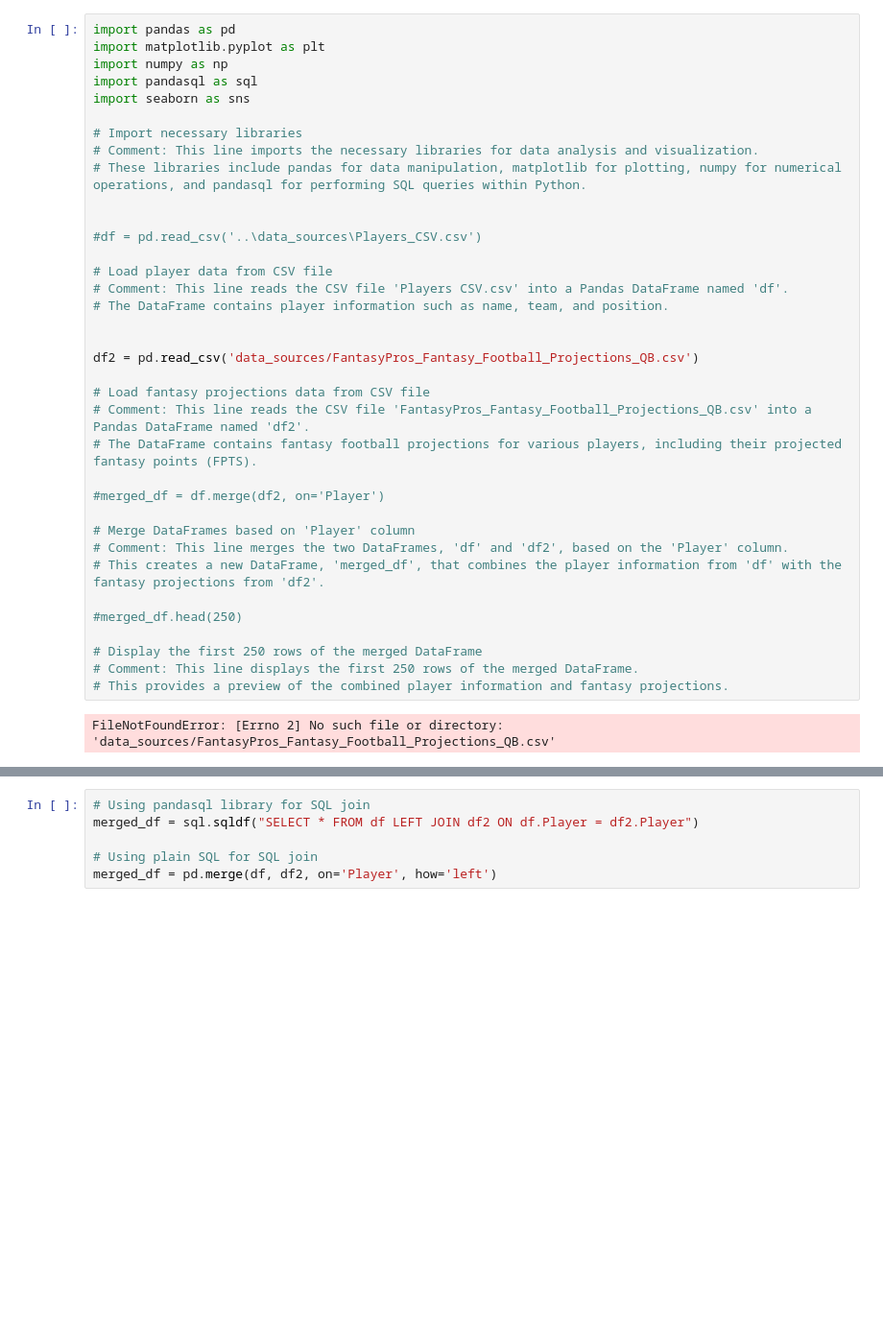
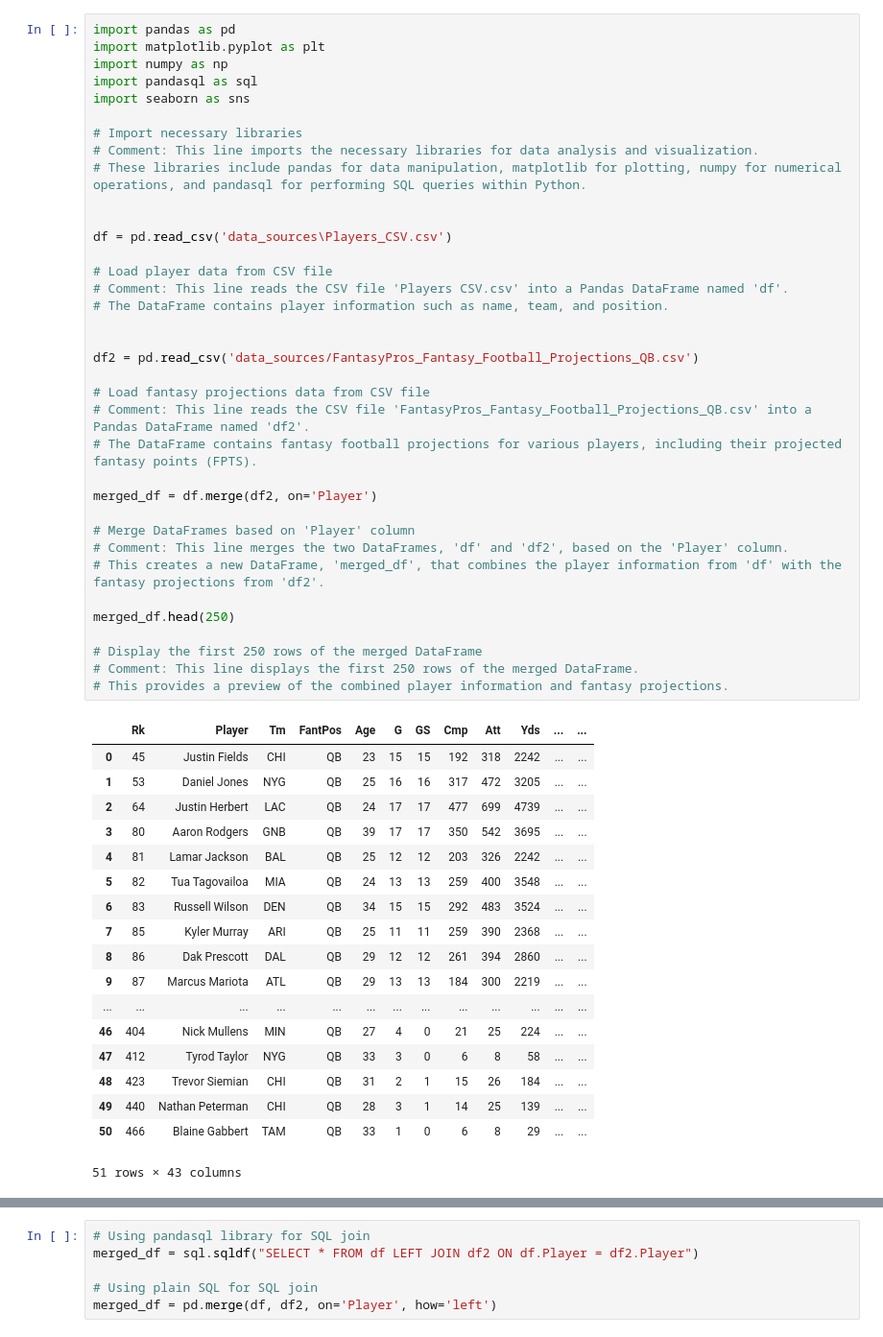
Before and after one commit to FCLAY1977/Fantasy-Football-Data-Proj, a Jupyter notebook: my _fantasy_notebook.ipynb, the cells around one changed output, grey strips where cells are left out. Shown at 96% size. Saved outputs shown, nothing was run; the diff lists cells and outputs as text; blank space fills up the shorter version.

```diff
--- a/my _fantasy_notebook.ipynb
+++ b/my _fantasy_notebook.ipynb
@@ -5,37 +5,54 @@ import numpy as np
 import pandasql as sql
 import seaborn as sns
 
 # Import necessary libraries
 # Comment: This line imports the necessary libraries for data analysis and visualization.
 # These libraries include pandas for data manipulation, matplotlib for plotting, numpy for numerical operations, and pandasql for performing SQL queries within Python.
 
 
-#df = pd.read_csv('..\data_sources\Players_CSV.csv')
+df = pd.read_csv('data_sources\Players_CSV.csv')
 
 # Load player data from CSV file
 # Comment: This line reads the CSV file 'Players CSV.csv' into a Pandas DataFrame named 'df'.
 # The DataFrame contains player information such as name, team, and position.
 
 
 df2 = pd.read_csv('data_sources/FantasyPros_Fantasy_Football_Projections_QB.csv')
 
 # Load fantasy projections data from CSV file
 # Comment: This line reads the CSV file 'FantasyPros_Fantasy_Football_Projections_QB.csv' into a Pandas DataFrame named 'df2'.
 # The DataFrame contains fantasy football projections for various players, including their projected fantasy points (FPTS).
 
-#merged_df = df.merge(df2, on='Player')
+merged_df = df.merge(df2, on='Player')
 
 # Merge DataFrames based on 'Player' column
 # Comment: This line merges the two DataFrames, 'df' and 'df2', based on the 'Player' column.
 # This creates a new DataFrame, 'merged_df', that combines the player information from 'df' with the fantasy projections from 'df2'.
 
-#merged_df.head(250)
+merged_df.head(250)
 
 # Display the first 250 rows of the merged DataFrame
 # Comment: This line displays the first 250 rows of the merged DataFrame.
 # This provides a preview of the combined player information and fantasy projections.
 # %% [output]
+|  | Rk | Player | Tm | FantPos | Age | G | GS | Cmp | Att | Yds | ... | ... |
+| 0 | 45 | Justin Fields | CHI | QB | 23 | 15 | 15 | 192 | 318 | 2242 | ... | ... |
+| 1 | 53 | Daniel Jones | NYG | QB | 25 | 16 | 16 | 317 | 472 | 3205 | ... | ... |
+| 2 | 64 | Justin Herbert | LAC | QB | 24 | 17 | 17 | 477 | 699 | 4739 | ... | ... |
+| 3 | 80 | Aaron Rodgers | GNB | QB | 39 | 17 | 17 | 350 | 542 | 3695 | ... | ... |
+| 4 | 81 | Lamar Jackson | BAL | QB | 25 | 12 | 12 | 203 | 326 | 2242 | ... | ... |
+| 5 | 82 | Tua Tagovailoa | MIA | QB | 24 | 13 | 13 | 259 | 400 | 3548 | ... | ... |
+| 6 | 83 | Russell Wilson | DEN | QB | 34 | 15 | 15 | 292 | 483 | 3524 | ... | ... |
+| 7 | 85 | Kyler Murray | ARI | QB | 25 | 11 | 11 | 259 | 390 | 2368 | ... | ... |
+| 8 | 86 | Dak Prescott | DAL | QB | 29 | 12 | 12 | 261 | 394 | 2860 | ... | ... |
+| 9 | 87 | Marcus Mariota | ATL | QB | 29 | 13 | 13 | 184 | 300 | 2219 | ... | ... |
+| ... | ... | ... | ... | ... | ... | ... | ... | ... | ... | ... | ... | ... |
+| 46 | 404 | Nick Mullens | MIN | QB | 27 | 4 | 0 | 21 | 25 | 224 | ... | ... |
+| 47 | 412 | Tyrod Taylor | NYG | QB | 33 | 3 | 0 | 6 | 8 | 58 | ... | ... |
+| 48 | 423 | Trevor Siemian | CHI | QB | 31 | 2 | 1 | 15 | 26 | 184 | ... | ... |
+| 49 | 440 | Nathan Peterman | CHI | QB | 28 | 3 | 1 | 14 | 25 | 139 | ... | ... |
+| 50 | 466 | Blaine Gabbert | TAM | QB | 33 | 1 | 0 | 6 | 8 | 29 | ... | ... |
-FileNotFoundError: [Errno 2] No such file or directory: 'data_sources/FantasyPros_Fantasy_Football_Projections_QB.csv'
+51 rows × 43 columns
 # %%
 #Data Cleaning Steps
 # Cell 3: Data Cleaning
```
Also changed, not shown: parts of 5 cells of this notebook.
